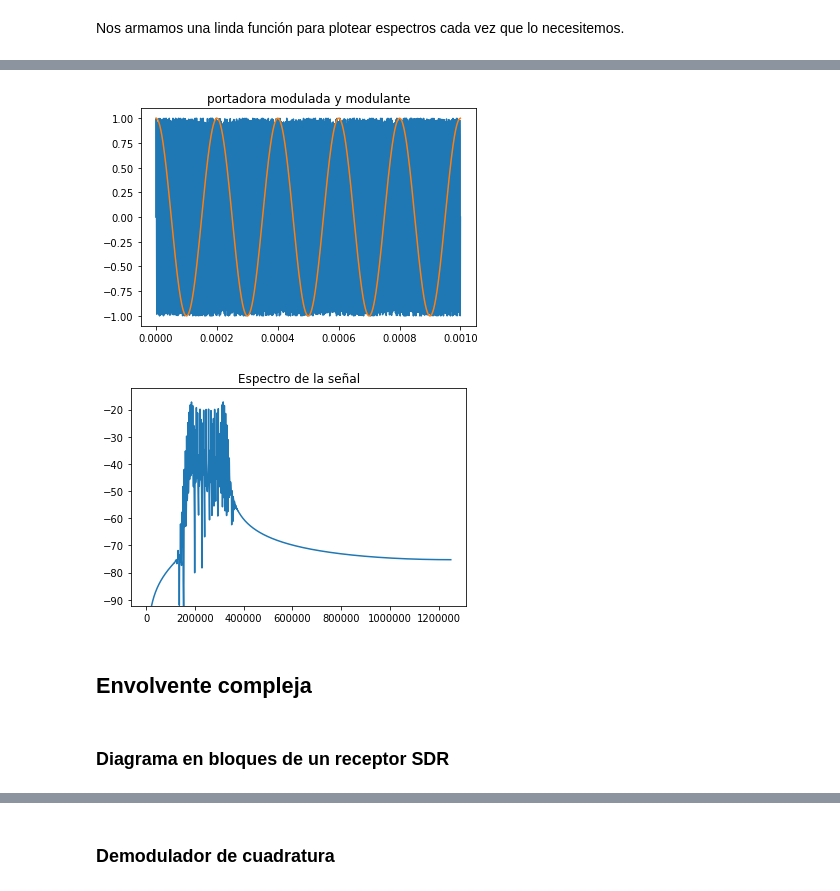
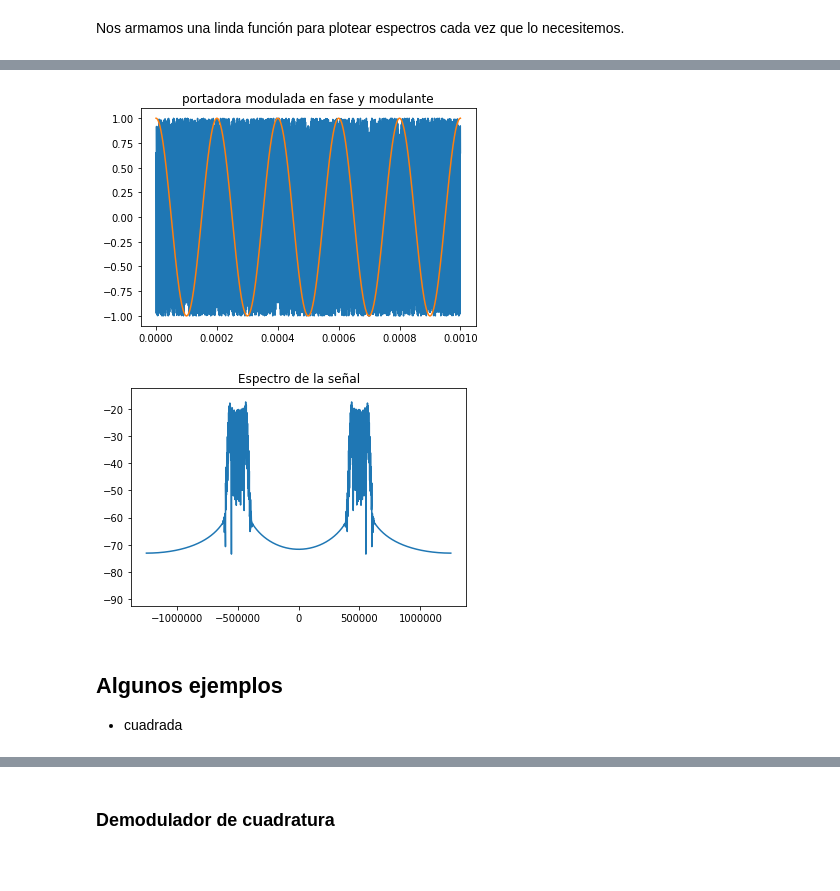
Before and after one commit to pablodecesare1/Modulacion_de_frecuencia, a Jupyter notebook: Demodulación de FM.ipynb, the cells around one changed output, grey strips where cells are left out. Saved outputs shown, nothing was run; the diff lists cells and outputs as text; code cells hidden in the pictures.

```diff
--- a/Demodulación de FM.ipynb
+++ b/Demodulación de FM.ipynb
@@ -28,5 +34,5 @@ Vamos a definir los parametros minimos de una señal modulada en FM
 deltaf=75000   # desviación de fm comercial
 fmsj=5e3      # frecuencia de mensaje
 m=deltaf/fmsj # indice de modulacion de fm, el parametro que usamos para entrar a Bessel
-fc=250e3      # frecuencia de portadora
+fc=500e3      # frecuencia de portadora
 # %% [markdown]
@@ -49,16 +78,18 @@ f_Nys= 1250000.0 Hz
 # %%
+################################################################################
+####### senoidal modulada en fase ##############################################
+################################################################################
+
 msj=np.cos(2*np.pi*fmsj*t)  # mensaje
-modulante=np.sin(2*np.pi*fmsj*t) ### en fm la modulante queda integrada
 
-fm=np.sin(2*np.pi*fc*t+m*modulante)
+fm=np.sin(2*np.pi*fc*t+m*msj)
 plt.figure()
-plt.title("portadora modulada y modulante")
+plt.title("portadora modulada en fase y modulante")
 plt.plot(t,fm,t,msj)
-plot_spec(fm,fs,tipo="half")
+plot_spec(fm,fs,tipo="full")
 # %% [output]
-[figure, old version]
+[figure, new version]
-[figure, old version]
+[figure, new version]
-# %% [markdown]
-## Envolvente compleja
-# %% [markdown]
-### Diagrama en bloques de un receptor SDR
+# %% [markdown]
+## Algunos ejemplos
+ - cuadrada
```
Also changed, not shown: parts of 25 cells of this notebook, 2 other files.
